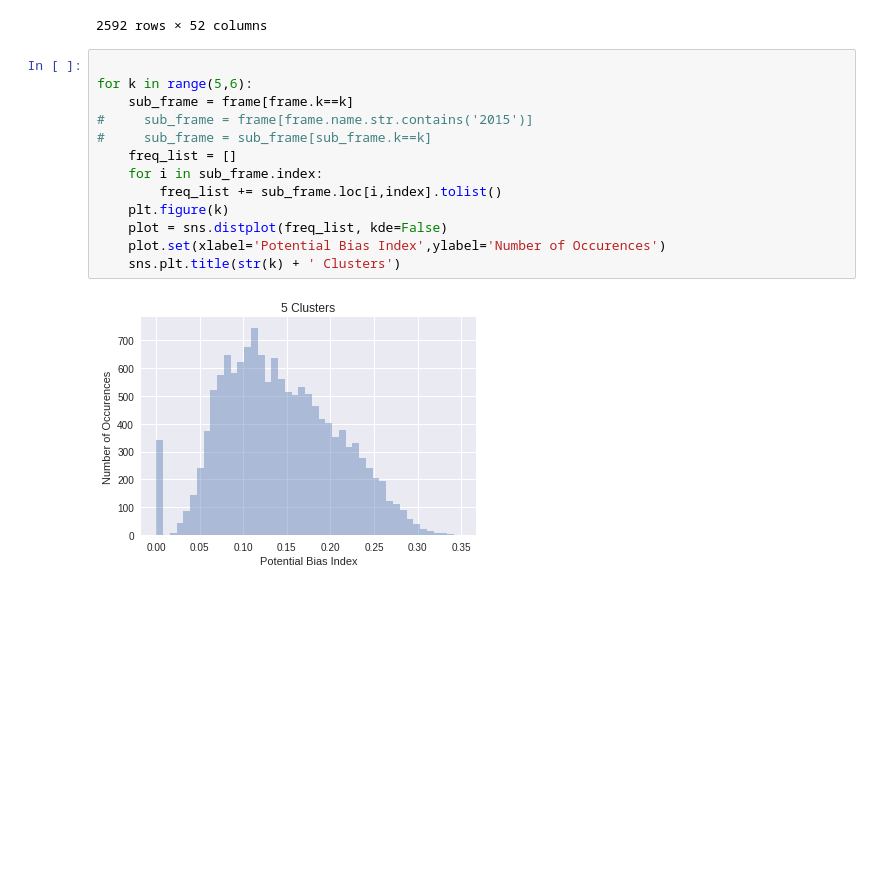
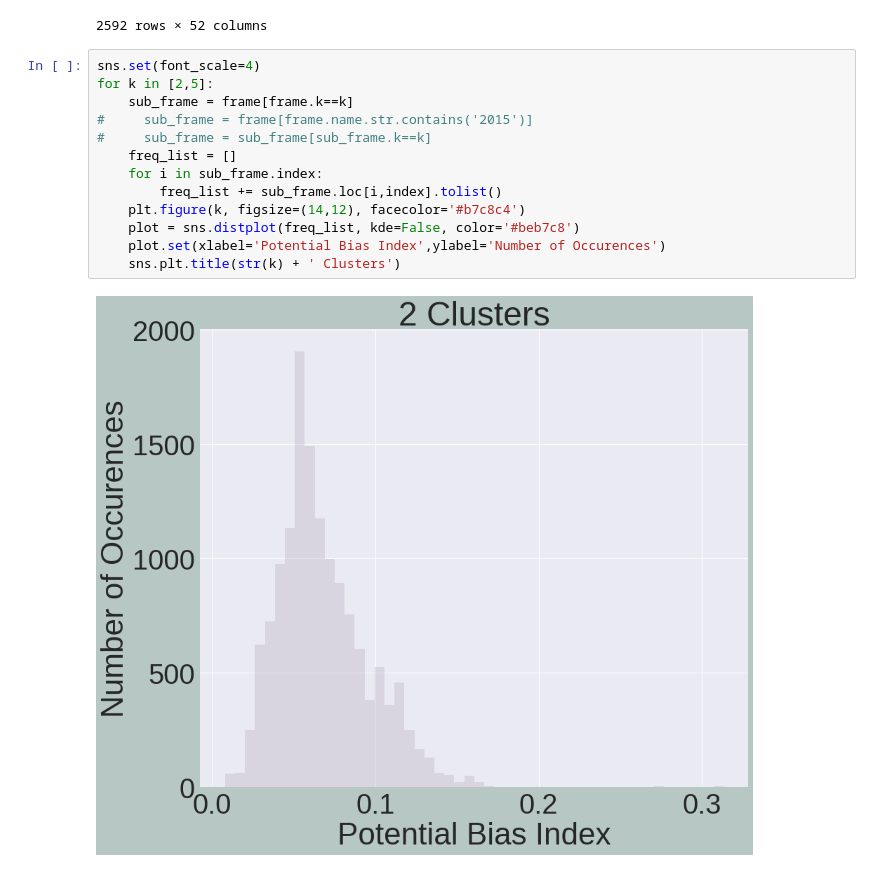
Before and after one commit to uofthcdslab/clusteredcrimemaps, a Jupyter notebook: griffin/KMeans/experiment_heap/Experiment Processing.ipynb, the cells around one changed output. Saved outputs shown, nothing was run; the diff lists cells and outputs as text; blank space fills up the shorter version.

Commit message:
added bias graph

```diff
--- a/griffin/KMeans/experiment_heap/Experiment Processing.ipynb
+++ b/griffin/KMeans/experiment_heap/Experiment Processing.ipynb
@@ -37,17 +37,17 @@ frame
 | 2591 | data_2012/m_theft_july.csv | 10 | 0.000000 | 0.000000 | 0.000000 | 0.000000 | 0.000000 | 0.000000 | 0.000000 | 0.000000 | ... | ... |
 2592 rows × 52 columns
 # %%
-
-for k in range(5,6):
+sns.set(font_scale=4)
+for k in [2,5]:
     sub_frame = frame[frame.k==k]
 #     sub_frame = frame[frame.name.str.contains('2015')]
 #     sub_frame = sub_frame[sub_frame.k==k]
     freq_list = []
     for i in sub_frame.index:
         freq_list += sub_frame.loc[i,index].tolist()
-    plt.figure(k)
-    plot = sns.distplot(freq_list, kde=False)
+    plt.figure(k, figsize=(14,12), facecolor='#b7c8c4')
+    plot = sns.distplot(freq_list, kde=False, color='#beb7c8')
     plot.set(xlabel='Potential Bias Index',ylabel='Number of Occurences')
     sns.plt.title(str(k) + ' Clusters')
 # %% [output]
-[figure, old version]
+[figure, new version]
```
Also changed, not shown: parts of 1 cell of this notebook, 4 other files.
